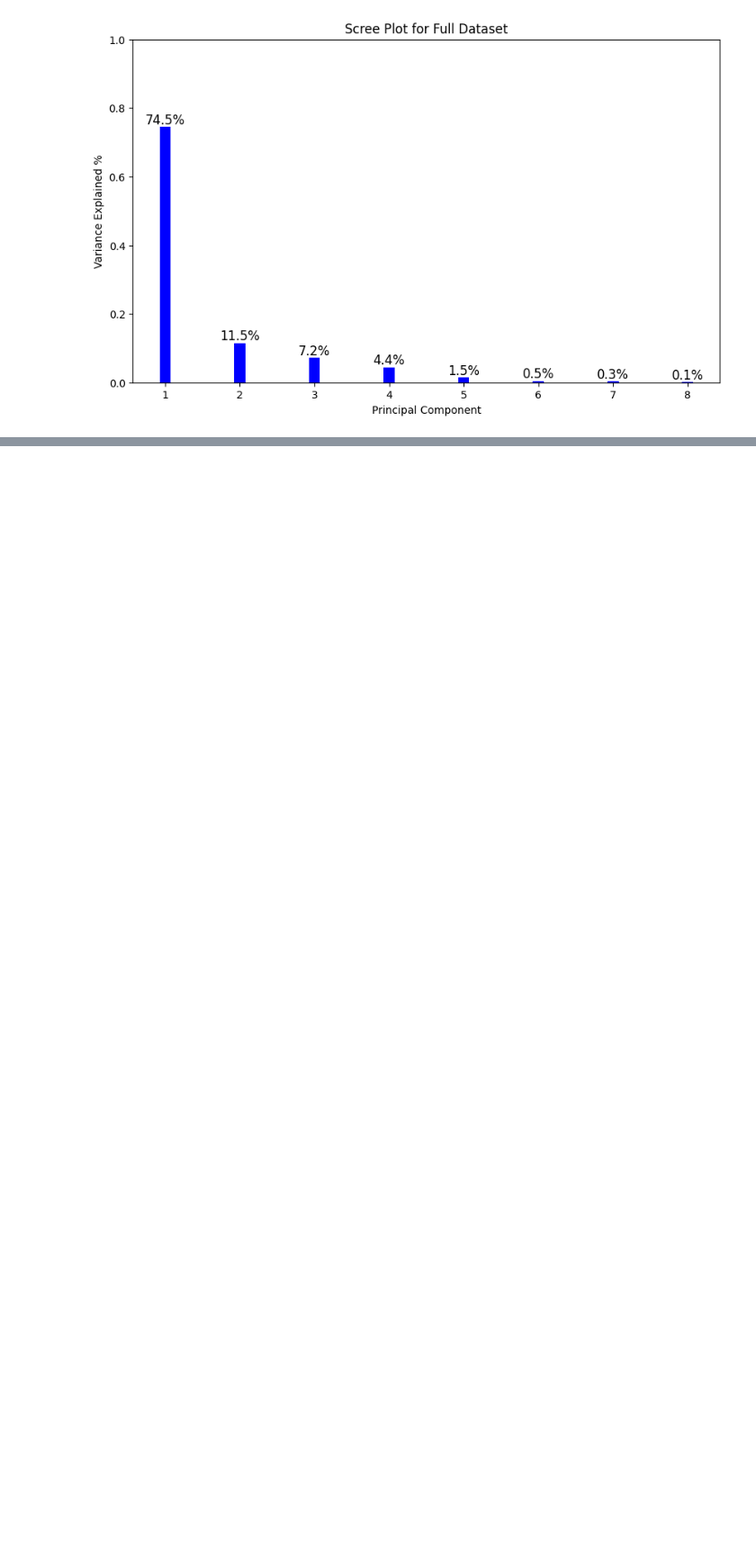
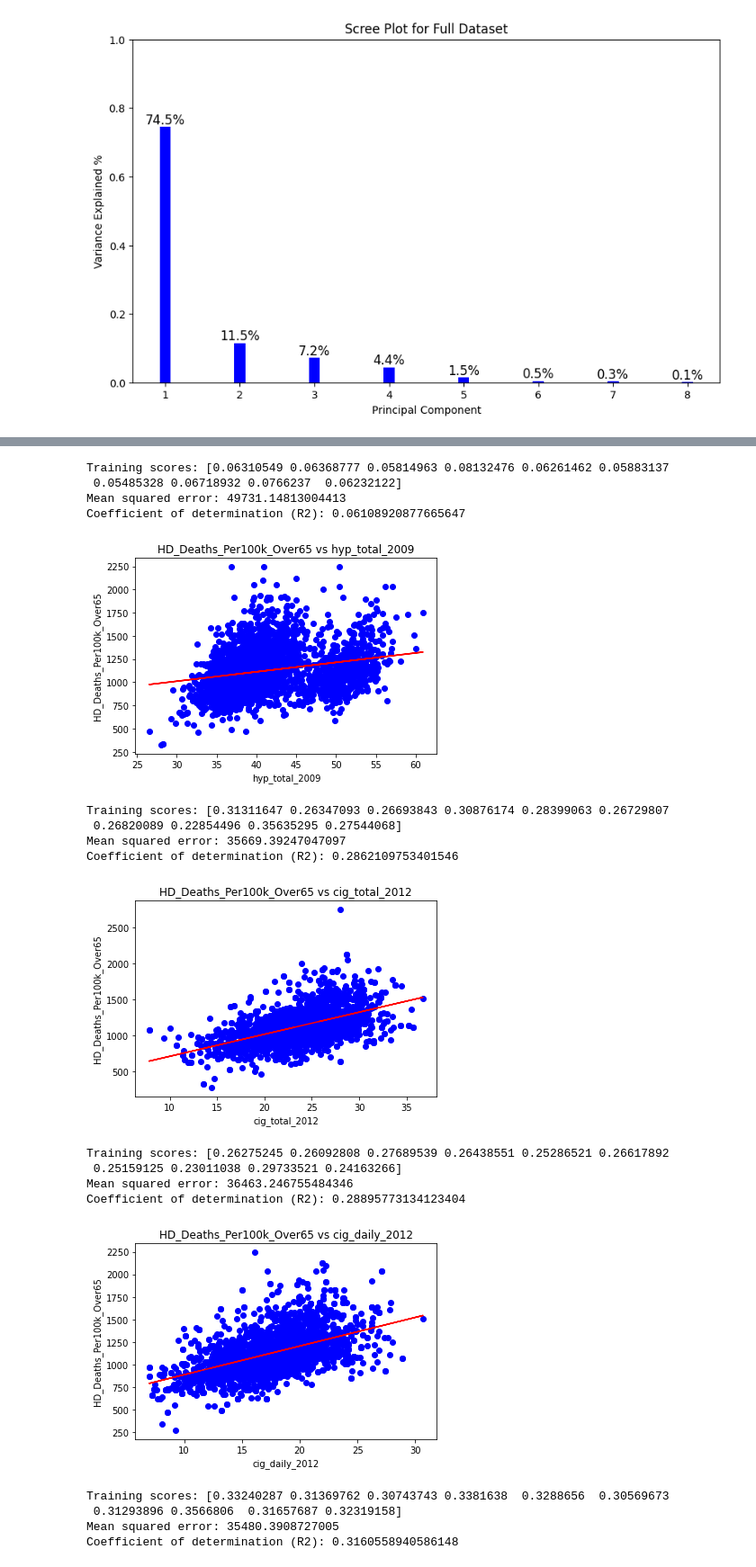
Before and after one commit to rileyhgrant/cs6140_FinalGroupProject, a Jupyter notebook: ml_groupproj.ipynb, the cells around one changed output, grey strips where cells are left out. Shown at 90% size. Cells and saved outputs as stored; diff of their text form; code cells hidden in the pictures; blank space fills up the shorter version.

```diff
--- a/ml_groupproj.ipynb
+++ b/ml_groupproj.ipynb
@@ -98,0 +173,16 @@ for bar in plot.patches:
+# %%
+#Linear Regression model with full data and 10 fold cross validation
+for i in range(0,len(one_cig_one_alc_dfs)):
+    X= one_cig_one_alc_dfs[i]
+    y = full_data['hd_deaths_per100k_over65']
+    X_train, X_test, y_train, y_test = train_test_split(X, y, test_size = 0.2)
+
+    print(X.columns)
+
+    lg = LinearRegression()
+    scores = cross_val_score(lg, X_train, y_train, cv= 10)
+    print("Training scores: " + str(scores))
+    lg = lg.fit(X_train, y_train)
+    y_pred = lg.predict(X_test)
+    print('Mean squared error: ' + str(mean_squared_error(y_test,y_pred)))
+    print('Coefficient of determination (R2): ' + str(r2_score(y_test, y_pred)) + '\n')
@@ -98,0 +207,45 @@ for bar in plot.patches:
+# %%
+#Linear regression of each feature alone
+n,m = data_features.shape
+for i in range(0,m):
+
+    X = data_features.iloc[:,i]
+    y = full_data['hd_deaths_per100k_over65']
+    X_train, X_test, y_train, y_test = train_test_split(X, y, test_size = 0.2)
+
+    lg = LinearRegression()
+    scores = cross_val_score(lg, X_train[:,np.newaxis], y_train, cv= 10)
+    print("Training scores: " + str(scores))
+
+    lg = lg.fit(X_train[:,np.newaxis], y_train)
+    y_pred = lg.predict(X_test[:,np.newaxis])
+    print('Mean squared error: ' + str(mean_squared_error(y_test,y_pred)))
+    print('Coefficient of determination (R2): ' + str(r2_score(y_test, y_pred)) + '\n')
+
+    #Scatter plot of PCA linear regression on all the 3 components
+    plt.scatter(X_test,y_test, color="blue")
+    plt.plot(X_test,y_pred, color = "red")
+    plt.ylabel('HD_Deaths_Per100k_Over65')
+    plt.xlabel(data_features.columns[i])
+    plt.title('HD_Deaths_Per100k_Over65 vs ' + str(data_features.columns[i]))
+    plt.show()
+# %% [output]
+Training scores: [0.06310549 0.06368777 0.05814963 0.08132476 0.06261462 0.05883137
+ 0.05485328 0.06718932 0.0766237  0.06232122]
+Mean squared error: 49731.14813004413
+Coefficient of determination (R2): 0.06108920877665647
+[figure, added]
+Training scores: [0.31311647 0.26347093 0.26693843 0.30876174 0.28399063 0.26729807
+ 0.26820089 0.22854496 0.35635295 0.27544068]
+Mean squared error: 35669.39247047097
+Coefficient of determination (R2): 0.2862109753401546
+[figure, added]
+Training scores: [0.26275245 0.26092808 0.27689539 0.26438551 0.25286521 0.26617892
+ 0.25159125 0.23011038 0.29733521 0.24163266]
+Mean squared error: 36463.246755484346
+Coefficient of determination (R2): 0.28895773134123404
+[figure, added]
+Training scores: [0.33240287 0.31369762 0.30743743 0.3381638  0.3288656  0.30569673
+ 0.31293896 0.3566806  0.31657687 0.32319158]
+Mean squared error: 35480.3908727005
+Coefficient of determination (R2): 0.3160558940586148
```
Also changed, not shown: parts of 10 cells of this notebook.
